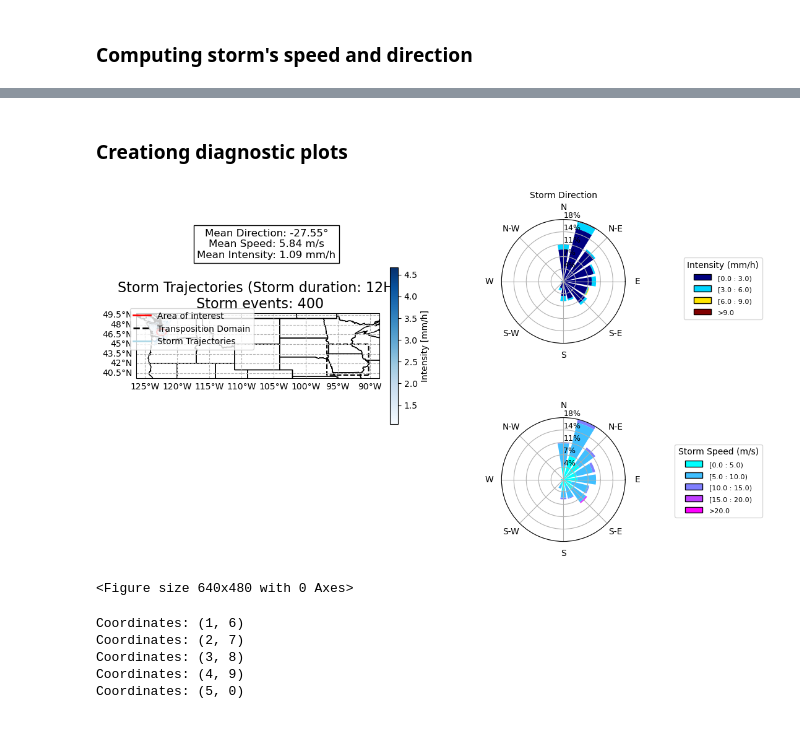
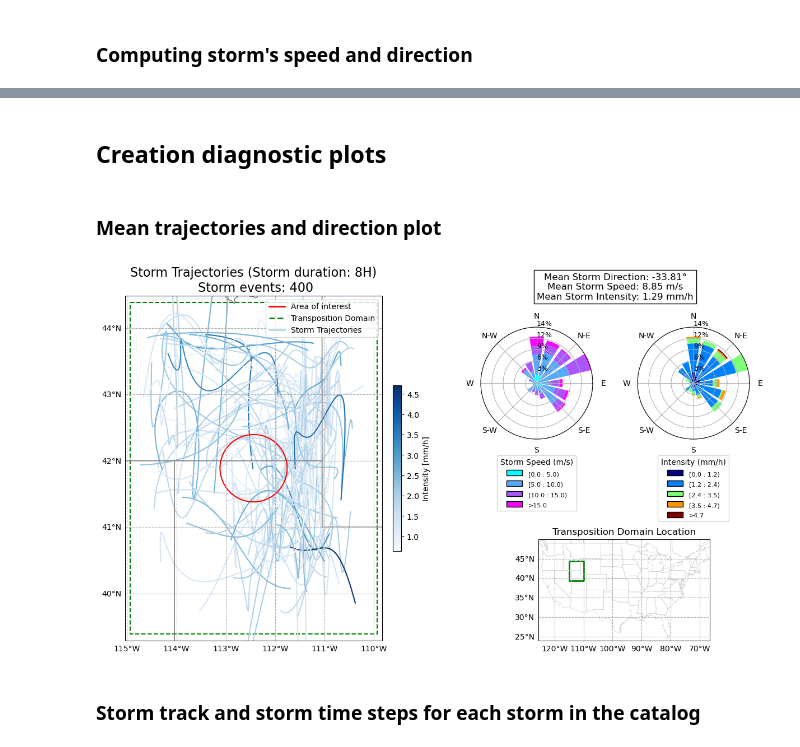
Before and after one commit to Perez-HydroSystems/storm-motion-analyzer, a Jupyter notebook: Notebooks/storm_tracking_results.ipynb, the cells around one changed output, grey strips where cells are left out. Saved outputs shown, nothing was run; the diff lists cells and outputs as text; code cells hidden in the pictures.

Commit message:
Fixed bugs in diagnostic plots, and new ellipse fitting method for storm tracking

```diff
--- a/Notebooks/storm_tracking_results.ipynb
+++ b/Notebooks/storm_tracking_results.ipynb
@@ -57,7 +57,7 @@ fig_path ='/Users/diegoosorio/Library/CloudStorage/OneDrive-OklahomaAandMSystem/
 control_area = gpd.read_file(control_area_path)
 transposition_domain = gpd.read_file(transposition_domain_path)
 # Get the list of storm events from the catalog folder
-
+domain_name = control_area_path.split('/')[-1].split('_')[3][:4]
 event_list = os.listdir(catalog_folder)
 event_list = [event for event in event_list if event.endswith('.nc')] ## filter only netcdf files
 # %% [markdown]
@@ -113,11 +116,17 @@ Selected storm duration 19 hours
 # %% [markdown]
 ### Computing storm's speed and direction
 # %%
+# removing empty storms events
+storm_tracking_results = {k: v for k, v in storm_tracking_results.items() if v}
+
 # list for storing the results
 storm_mean_velocity = []
 storm_mean_direction_vector = []
+storm_mean_direction_weighted = []
 storm_mean_direction_lm = []
 position=[]
+start_time_list = []
+
 
 # dictory to store the trajectories in the defined time window
 storm_trajectories = {}
@@ -129,7 +138,9 @@ for storm_event in storm_tracking_results.keys():
     most_intense_interval = get_max_accumulated_value(mean_p, storm_interval)
     start_time_index = most_intense_interval[3] # start time index
     end_time_index = most_intense_interval[4] # end time index
-
+    if mean_p_ellipse.min() < 0:
+        print(f"Warning: Negative mean precipitation values found in storm {storm_event}. Check the data.")
+        continue
     # Getting the centroid coordinates for the start and end time
     x = storm['storm_prj_lon_cent_list'][start_time_index:end_time_index]
     y = storm['storm_prj_lat_cent_list'][start_time_index:end_time_index]
@@ -150,17 +161,24 @@ for storm_event in storm_tracking_results.keys():
     # Compute the mean velocity and direction
     v = mean_velocity(x, y)
     d,vd = mean_direction(x, y)
+    wd, wv = mean_direction_weighted(x, y)
     lm = mean_direction_ln(x, y)[0]
     # Append the results to the lists
     storm_mean_velocity.append(v)
     storm_mean_direction_vector.append(d)
     storm_mean_direction_lm.append(lm)
-    position.append(storm_event[-20:-12]) # storm ID
+    storm_id = storm_event.split('_storm_')[1].split('_')[0]
+    position.append(int(storm_id)) # storm ID
+    storm_mean_direction_weighted.append(wd)
+    start_time_list.append(storm['selected_storm_time_steps'][start_time_index].values)
+
     # Saving the results for each storm
     storm_tracking_results[storm_event]['mean_velocity'] = v
     storm_tracking_results[storm_event]['mean_direction'] = d
     storm_tracking_results[storm_event]['var_direction'] = vd
     storm_tracking_results[storm_event]['mean_direction_ln'] = lm
+    storm_tracking_results[storm_event]['mean_direction_weighted'] = wd
+    storm_tracking_results[storm_event]['var_dir_weighted'] = wv
     # Define the transformer for converting projected coordinates to geographic coordinates
 transformer = Transformer.from_crs("EPSG:2163", "EPSG:4326", always_xy=True)
 
@@ -183,5 +201,13 @@ for storm_event, traj in storm_trajectories.items():
         'lat_coords': lat_coords,
         'trajectory_length': traj['trajectory_length']
     }
-
+#save the properties in dataframe
+storm_properties = pd.DataFrame({
+    'storm_id': position,
+    'start_time': start_time_list,
+    'mean_velocity': storm_mean_velocity,
+    'mean_direction_vector': storm_mean_direction_vector,
+    'mean_direction_lm': storm_mean_direction_lm,
+    'mean_direction_weighted': storm_mean_direction_weighted
+})
 df = pd.DataFrame.from_dict(storm_trajectories,orient='index')
@@ -208,34 +214,36 @@ array([[[0., 0., 0., ..., 0., 0., 0.],
 # %% [markdown]
-### Creationg diagnostic plots
+## Creation diagnostic plots
+# %% [markdown]
+### Mean trajectories and direction plot
 # %%
 # Create a folder for the diagnostic plots
 #diagnostic_plots_folder = os.path.join(scenario_folder, 'Diagnostic_Plots')
 longest_trajectories = dict(sorted(storm_trajectories.items(), key=lambda item: item[1]['trajectory_length'], reverse=True)[:100])
-mean_angle = np.degrees(np.arctan2(np.mean(np.sin(np.radians(storm_mean_direction_vector))),
-                                       np.mean(np.cos(np.radians(storm_mean_direction_vector))))) # mean angle of the storm trajectories
+mean_angle = np.degrees(np.arctan2(np.mean(np.sin(np.radians(storm_mean_direction_weighted))),
+                                       np.mean(np.cos(np.radians(storm_mean_direction_weighted))))) # mean angle of the storm trajectories
 sb.glue('mean_angle', float(mean_angle)) # record the mean angle using papermill
 mean_vel = np.mean(storm_mean_velocity) # mean velocity of the storm trajectories
 sb.glue('mean_vel', float(mean_vel)) # record the mean velocity using papermill
 mean_p = np.mean(mean_p_ellipse)
 sb.glue('mean_p', float(mean_p)) # record the mean precipitation using papermill
 
 
-
 diagnostic_plot_storm_trajectories(
     df = df, longest_trajectories= longest_trajectories,
-    geographic_trajectories =geographic_trajectories,
+    geographic_trajectories = geographic_trajectories,
     wsh = control_area,
     transposition_domain = transposition_domain,
-    storm_mean_direction_vector = storm_mean_direction_vector,
+    storm_mean_direction_vector = storm_mean_direction_weighted,
     storm_mean_velocity = storm_mean_velocity,
     mean_angle = mean_angle, mean_vel = mean_vel,
     mean_p_ellipse = mean_p,
     time_window =  storm_interval,
-    save_path = fig_path)
+    save_path = fig_path,
+    fig_name = domain_name,
+    )
 
 # Save the storm tracking results to a CSV file
 tracking_results_df = pd.DataFrame.from_dict(storm_tracking_results, orient='index')
 #tracking_results_df.to_csv(os.path.join(folder, 'storm_tracking_results.csv'))
 # %% [output]
-[figure, old version]
+[figure, new version]
-<Figure size 640x480 with 0 Axes>
@@ -246,12 +250,5 @@ zipped_coords = zip(x, y)
-# %%
-for i,j in zipped_coords:
-    print(f"Coordinates: ({i}, {j})")
-# %% [output]
-Coordinates: (1, 6)
-Coordinates: (2, 7)
-Coordinates: (3, 8)
-Coordinates: (4, 9)
-Coordinates: (5, 0)
+# %% [markdown]
+### Storm track and storm time steps for each storm in the catalog
 # %%
 # Plot storm trajectories and time steps
 
```
Also changed, not shown: parts of 9 cells of this notebook, 4 other files.
